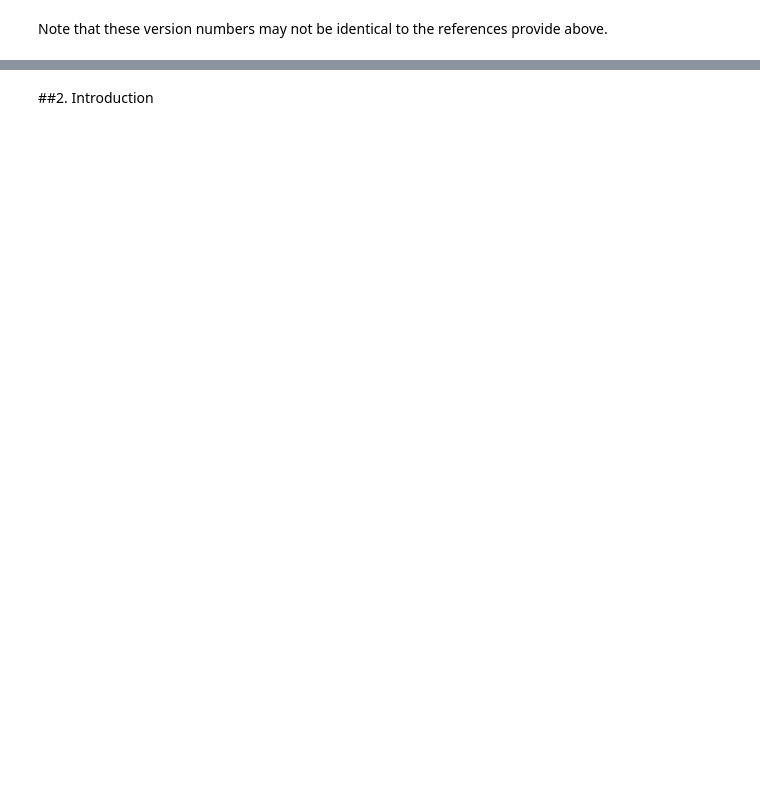
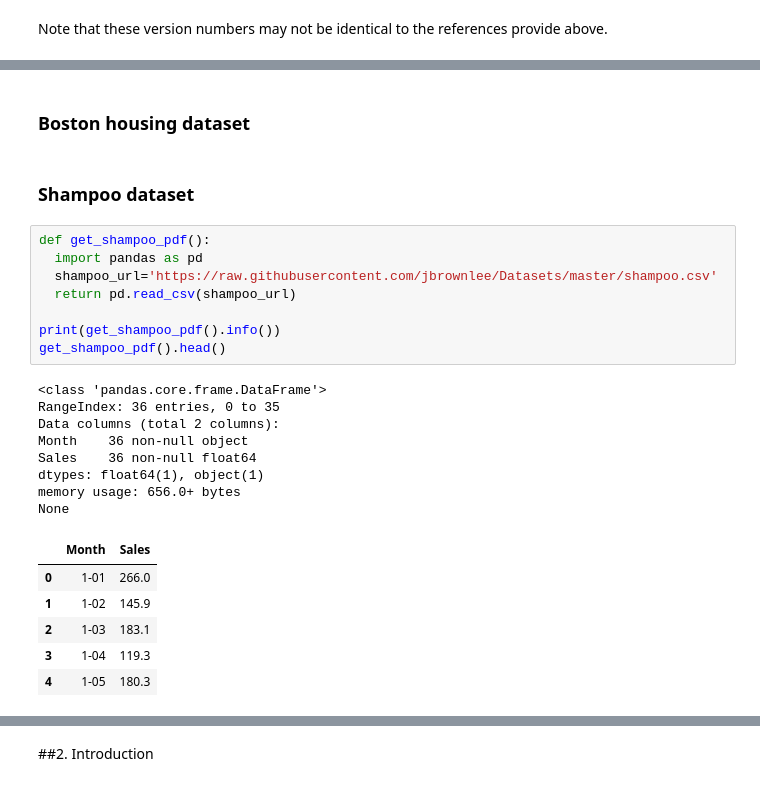
Before and after one commit to data-space/datalab-notebooks, a Jupyter notebook: Python/3. Pipelines/5.1 Train & test datasets.ipynb, the cells around one changed output, grey strips where cells are left out. Drawn from its saved outputs; the diff is of its cells as text; blank space fills up the shorter version.

```diff
--- a/Python/3. Pipelines/5.1 Train & test datasets.ipynb
+++ b/Python/3. Pipelines/5.1 Train & test datasets.ipynb
@@ -38,0 +147,27 @@ Note that these version numbers may not be identical to the references provide a
+# %% [markdown]
+### Boston housing dataset
+# %% [markdown]
+### Shampoo dataset
+# %%
+def get_shampoo_pdf():
+  import pandas as pd
+  shampoo_url='https://raw.githubusercontent.com/jbrownlee/Datasets/master/shampoo.csv'
+  return pd.read_csv(shampoo_url)
+
+print(get_shampoo_pdf().info())
+get_shampoo_pdf().head()
+# %% [output]
+<class 'pandas.core.frame.DataFrame'>
+RangeIndex: 36 entries, 0 to 35
+Data columns (total 2 columns):
+Month    36 non-null object
+Sales    36 non-null float64
+dtypes: float64(1), object(1)
+memory usage: 656.0+ bytes
+None
+|  | Month | Sales |
+| 0 | 1-01 | 266.0 |
+| 1 | 1-02 | 145.9 |
+| 2 | 1-03 | 183.1 |
+| 3 | 1-04 | 119.3 |
+| 4 | 1-05 | 180.3 |
```
Also changed, not shown: parts of 27 cells of this notebook.
